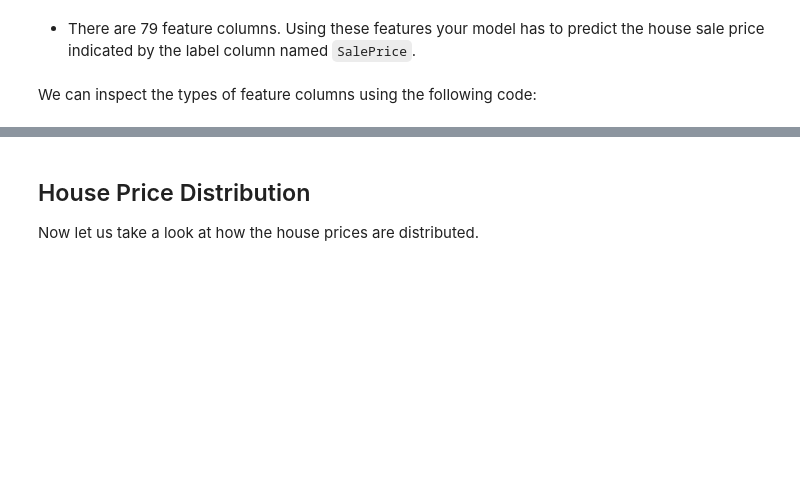
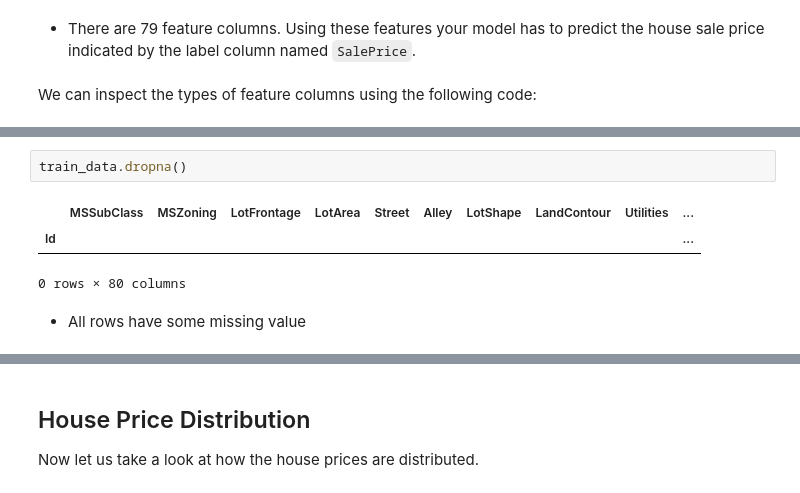
Before and after one commit to einarhre/kaggle-projects, a Jupyter notebook: Houseprices/notebook.ipynb, the cells around one changed output, grey strips where cells are left out. Drawn from its saved outputs; the diff is of its cells as text; blank space fills up the shorter version.

```diff
--- a/Houseprices/notebook.ipynb
+++ b/Houseprices/notebook.ipynb
@@ -689,3 +725,11 @@ Data columns (total 80 columns):
  79  SalePrice      1460 non-null   int64
 dtypes: float64(3), int64(34), object(43)
 memory usage: 923.9+ KB
+# %%
+train_data.dropna()
+# %% [output]
+|  | MSSubClass | MSZoning | LotFrontage | LotArea | Street | Alley | LotShape | LandContour | Utilities | ... |
+| Id |  |  |  |  |  |  |  |  |  | ... |
+0 rows × 80 columns
+# %% [markdown]
+- All rows have some missing value
```
Also changed, not shown: parts of 50 cells of this notebook, 2 other files.
